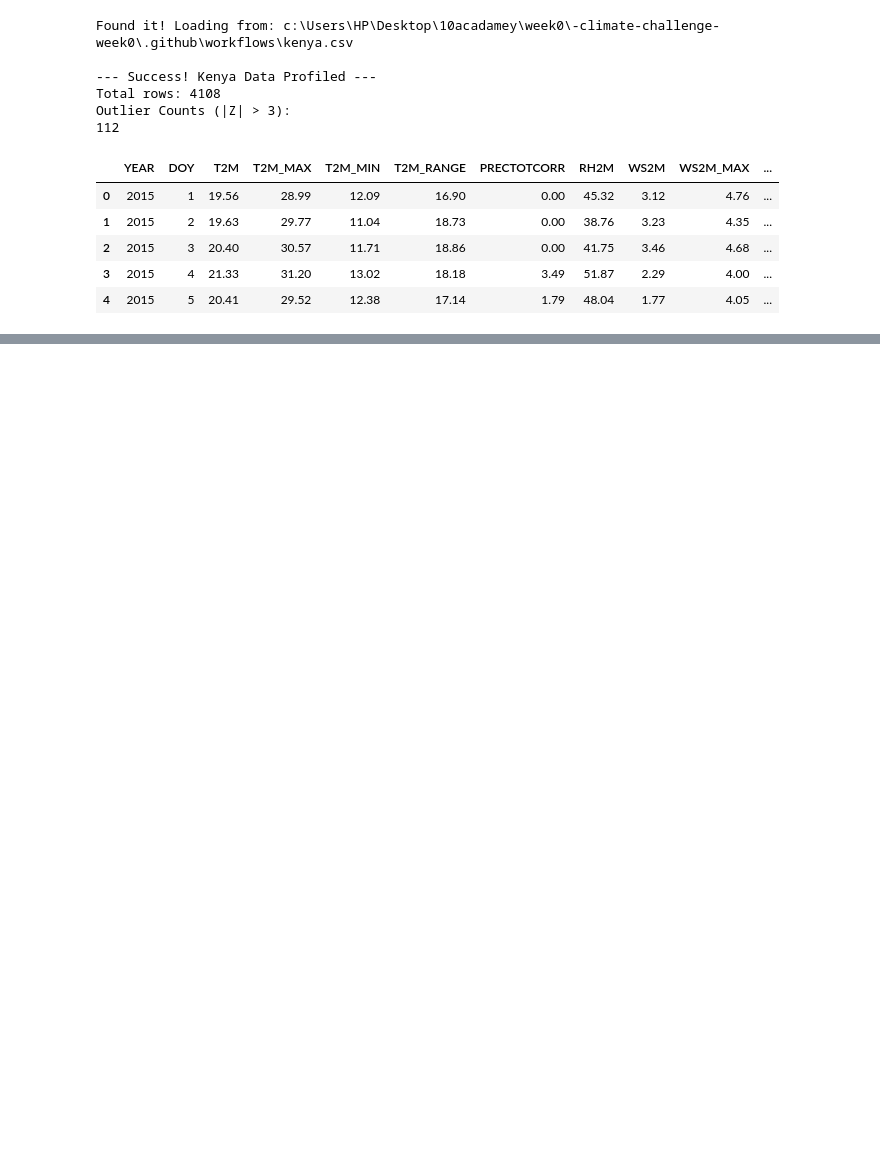
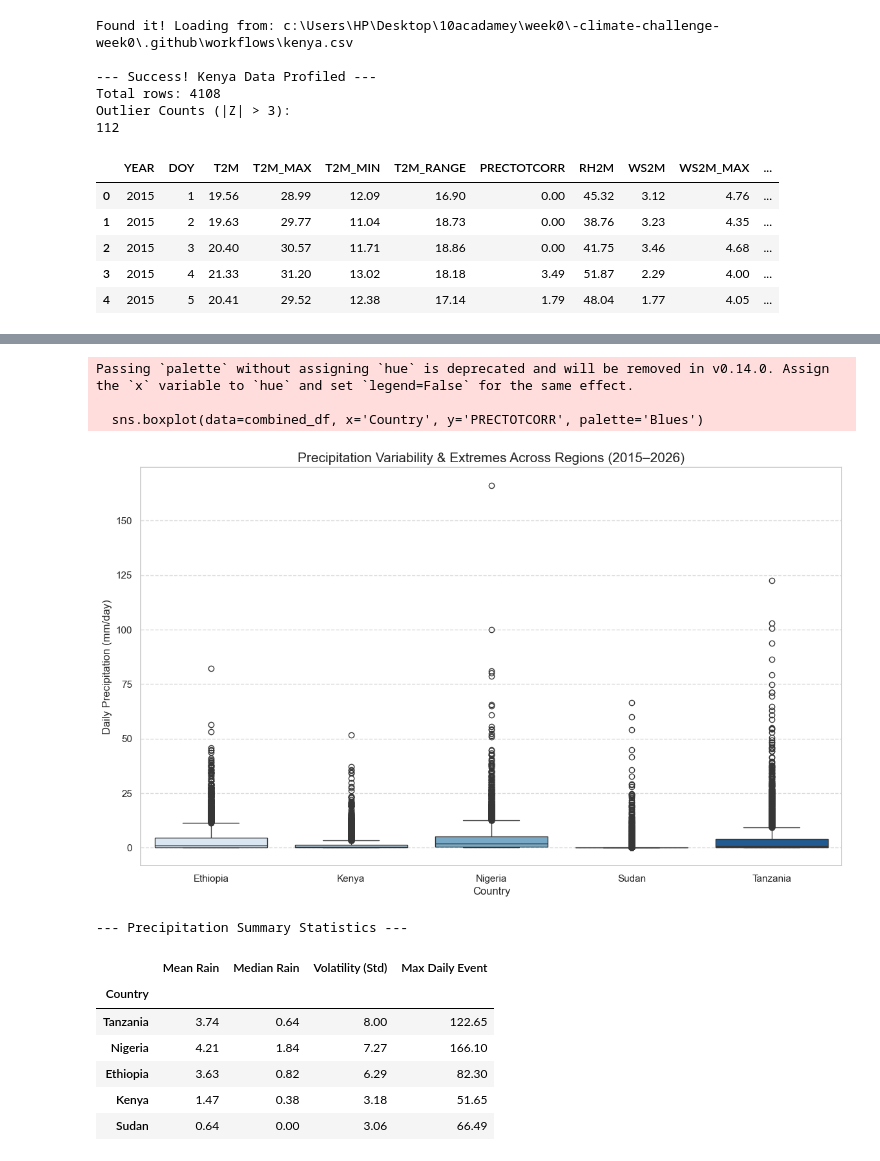
Before and after one commit to KetimTesfaye/-climate-challenge-week0, a Jupyter notebook: notebooks/kenya_eda.ipynb, the cells around one changed output, grey strips where cells are left out. Saved outputs shown, nothing was run; the diff lists cells and outputs as text; code cells hidden in the pictures; blank space fills up the shorter version.

```diff
--- a/notebooks/kenya_eda.ipynb
+++ b/notebooks/kenya_eda.ipynb
@@ -60,0 +190,54 @@ Outlier Counts (|Z| > 3):
+# %%
+import pandas as pd
+import matplotlib.pyplot as plt
+import seaborn as sns
+import os
+
+# 1. Path Setup
+possible_folders = [".github/workflows", "../.github/workflows"]
+countries = ['ethiopia', 'kenya', 'nigeria', 'sudan', 'tanzania']
+all_dfs = []
+valid_path = next((f for f in possible_folders if os.path.exists(f)), None)
+
+if not valid_path:
+    raise FileNotFoundError("Could not locate the .github/workflows folder.")
+
+# 2. Load and Combine
+for country in countries:
+    file_path = os.path.join(valid_path, f"{country}.csv")
+    if os.path.exists(file_path):
+        temp_df = pd.read_csv(file_path)
+        temp_df['Country'] = country.capitalize()
+        temp_df.replace(-999, pd.NA, inplace=True)
+        all_dfs.append(temp_df)
+
+combined_df = pd.concat(all_dfs)
+
+# 3. Create Side-by-Side Boxplots
+plt.figure(figsize=(14, 8))
+sns.boxplot(data=combined_df, x='Country', y='PRECTOTCORR', palette='Blues')
+
+plt.title('Precipitation Variability & Extremes Across Regions (2015–2026)', fontsize=15)
+plt.ylabel('Daily Precipitation (mm/day)')
+plt.xlabel('Country')
+plt.grid(axis='y', linestyle='--', alpha=0.7)
+plt.show()
+
+# 4. Precipitation Stats Table
+print("\n--- Precipitation Summary Statistics ---")
+precip_summary = combined_df.groupby('Country')['PRECTOTCORR'].agg(['mean', 'median', 'std', 'max']).round(2)
+precip_summary.columns = ['Mean Rain', 'Median Rain', 'Volatility (Std)', 'Max Daily Event']
+display(precip_summary.sort_values(by='Volatility (Std)', ascending=False))
+# %% [output]
+Passing `palette` without assigning `hue` is deprecated and will be removed in v0.14.0. Assign the `x` variable to `hue` and set `legend=False` for the same effect.
+
+  sns.boxplot(data=combined_df, x='Country', y='PRECTOTCORR', palette='Blues')
+[figure, added]
+--- Precipitation Summary Statistics ---
+|  | Mean Rain | Median Rain | Volatility (Std) | Max Daily Event |
+| Country |  |  |  |  |
+| Tanzania | 3.74 | 0.64 | 8.00 | 122.65 |
+| Nigeria | 4.21 | 1.84 | 7.27 | 166.10 |
+| Ethiopia | 3.63 | 0.82 | 6.29 | 82.30 |
+| Kenya | 1.47 | 0.38 | 3.18 | 51.65 |
+| Sudan | 0.64 | 0.00 | 3.06 | 66.49 |
```
Also changed, not shown: parts of 6 cells of this notebook, 4 other files.
